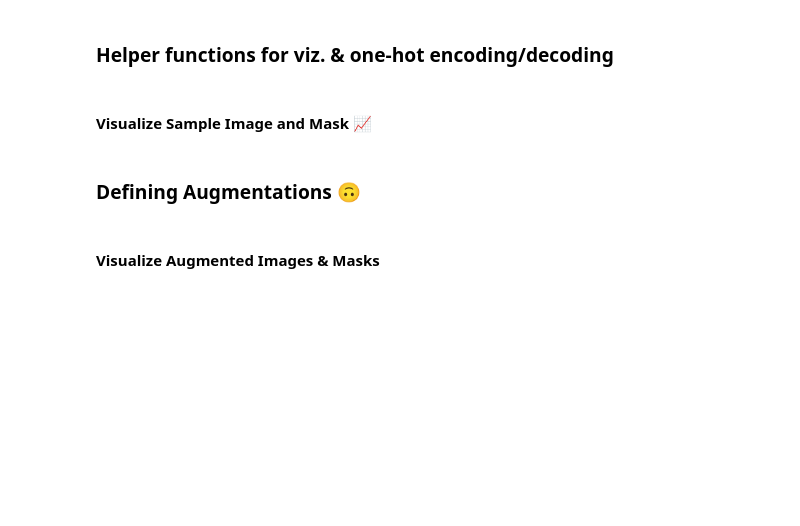
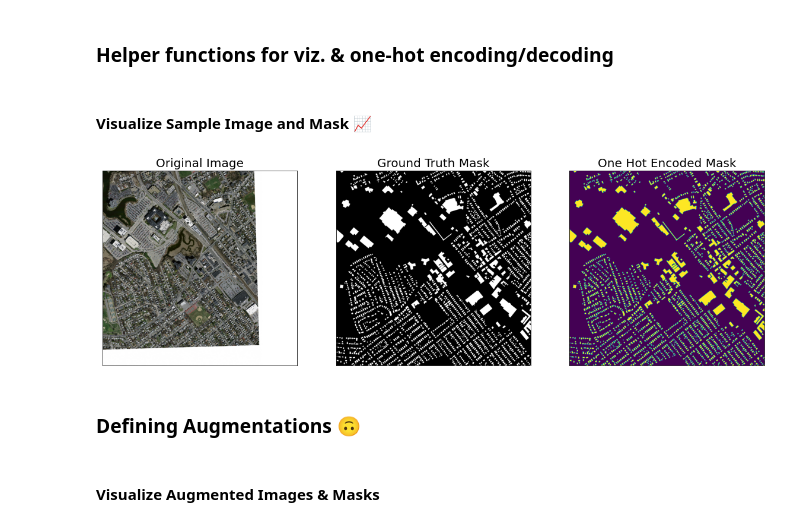
Before and after one commit to mbendjilali/Archive, a Jupyter notebook: Copy_of_BE_ISAE_UNET.ipynb, the cells around one changed output. Drawn from its saved outputs; the diff is of its cells as text; code cells hidden in the pictures; blank space fills up the shorter version.

```diff
--- a/Copy_of_BE_ISAE_UNET.ipynb
+++ b/Copy_of_BE_ISAE_UNET.ipynb
@@ -210,13 +258,15 @@ class BuildingsDataset(torch.utils.data.Dataset):
 # %%
 dataset = BuildingsDataset(x_train_dir, y_train_dir, class_rgb_values=select_class_rgb_values)
 random_idx = random.randint(0, len(dataset)-1)
-image, mask = dataset[2]
+image, mask = dataset[random_idx]
 
 visualize(
     original_image = image,
     ground_truth_mask = colour_code_segmentation(reverse_one_hot(mask), select_class_rgb_values),
     one_hot_encoded_mask = reverse_one_hot(mask)
 )
+# %% [output]
+[figure, added]
 # %% [markdown]
 ### Defining Augmentations 🙃
 # %%
```
Also changed, not shown: parts of 6 cells of this notebook.
